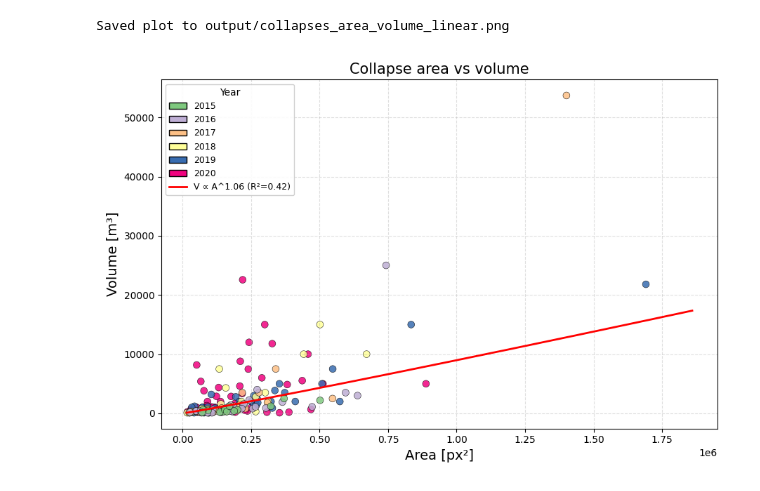
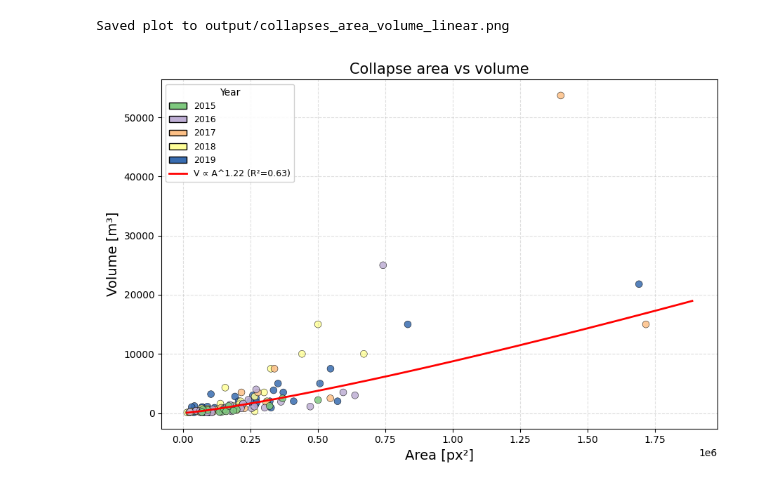
Before and after one commit to planpincieux/collapses, a Jupyter notebook: collapses.ipynb, the cells around one changed output. Cells and saved outputs as stored; diff of their text form; code cells hidden in the pictures.

```diff
--- a/collapses.ipynb
+++ b/collapses.ipynb
@@ -48,6 +49,9 @@ if df_pos.empty:
 # %%
 # Filter out 2014 data
 df_pos = df_pos[df_pos["date"].dt.year != 2014].reset_index(drop=True)
+
+# Filter out 2020 data
+df_pos = df_pos[df_pos["date"].dt.year != 2020].reset_index(drop=True)
 # %%
 # Exploratory Data Analysis - Before fitting
 
@@ -210,10 +174,0 @@ Name: count, dtype: int64
-# %%
-# fit a power-law (log-log linear fit): log(vol)=a*log(area)+b
-logA = np.log10(df_filtered["area"].astype(float))
-logV = np.log10(df_filtered["volume"].astype(float))
-coeffs = np.polyfit(logA, logV, deg=1)
-a, b = coeffs
-pred_logV = np.polyval(coeffs, logA)
-ss_tot = np.sum((logV - logV.mean()) ** 2)
-ss_res = np.sum((logV - pred_logV) ** 2)
-r2 = 1 - ss_res / ss_tot if ss_tot > 0 else np.nan
@@ -220,6 +258,4 @@ r2 = 1 - ss_res / ss_tot if ss_tot > 0 else np.nan
 # %%
-import mplcursors
-
 # Make area-volume plots for all collapses in the DB - Linear scale
 fig, ax = plt.subplots(figsize=(9, 6))
 colormap = "Accent"
@@ -263,56 +299,68 @@ area_range = np.linspace(
     df_pos["area"].max() + 0.1 * df_pos["area"].max(),
     200,
 )
-vol_pred = 10 ** (a * np.log10(area_range) + b)
+if fit_powerlaw:
+    vol_pred = 10 ** (a * np.log10(area_range) + b)
+else:
+    vol_pred = a * area_range + b
 ax.plot(
-    area_range, vol_pred, color="red", lw=2, label=f"fit: V ∝ A^{a:.2f} (R²={r2:.2f})"
+    area_range,
+    vol_pred,
+    color="red",
+    lw=2,
+    label=f"fit: V = {a:.2f}·A + {b:.2f} (R²={r2:.2f})",
 )
 
 ax.set_title("Collapse area vs volume", fontsize=15)
 
 # Create custom legend for years
-
 legend_elements = [
     Patch(facecolor=year_to_color[year], edgecolor="k", label=str(year))
     for year in unique_years
 ]
 # Add fit line to legend
-legend_elements.append(
-    plt.Line2D([0], [0], color="red", lw=2, label=f"V ∝ A^{a:.2f} (R²={r2:.2f})")
-)
-
+if fit_powerlaw:
+    legend_elements.append(
+        plt.Line2D([0], [0], color="red", lw=2, label=f"V ∝ A^{a:.2f} (R²={r2:.2f})")
+    )
+else:
+    legend_elements.append(
+        plt.Line2D(
+            [0], [0], color="red", lw=2, label=f"V = {a:.2f}·A + {b:.2f} (R²={r2:.2f})"
+        )
+    )
 ax.legend(
     handles=legend_elements, loc="upper left", fontsize=9, title="Year", framealpha=0.9
 )
 
 cursor = mplcursors.cursor(sc, hover=True)
 
 
 @cursor.connect("add")
 def on_add(sel):
     idx = sel.index
     row = df_pos.iloc[idx]
     sel.annotation.set(
         text=(
             f"ID: {row['id']}\n"
             f"Date: {row['date'].date()}\n"
             f"Area: {row['area']:.1f} m²\n"
             f"Volume: {row['volume']:.1f} m³"
         ),
         fontsize=9,
         bbox=dict(boxstyle="round,pad=0.3", fc="white", alpha=0.8),
     )
 
 
 ax.grid(which="both", linestyle="--", alpha=0.4)
 fig.tight_layout()
 
 out_path = "output/collapses_area_volume_linear.png"
 plt.savefig(out_path, dpi=200, bbox_inches="tight")
 print(f"Saved plot to {out_path}")
 # %% [output]
 Saved plot to output/collapses_area_volume_linear.png
-[figure, old version]
+[figure, new version]
 # %%
 # Make a Log-Log plot with regression
 fig, ax = plt.subplots(figsize=(9, 6))
```
Also changed, not shown: parts of 7 cells of this notebook, 4 other files.
